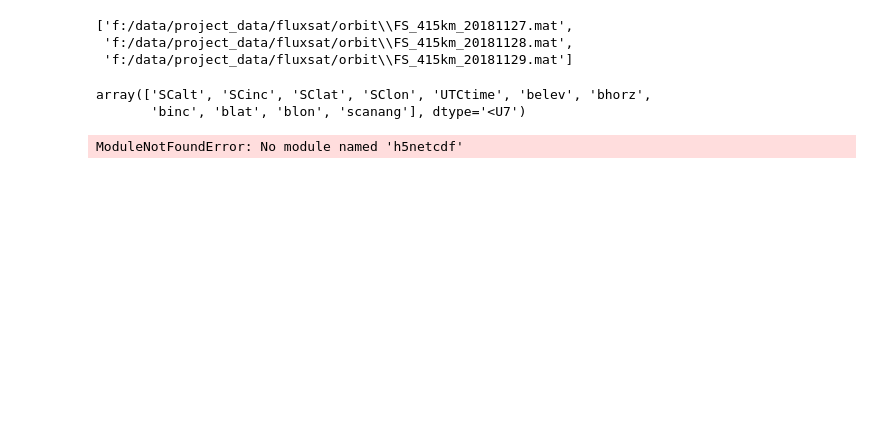
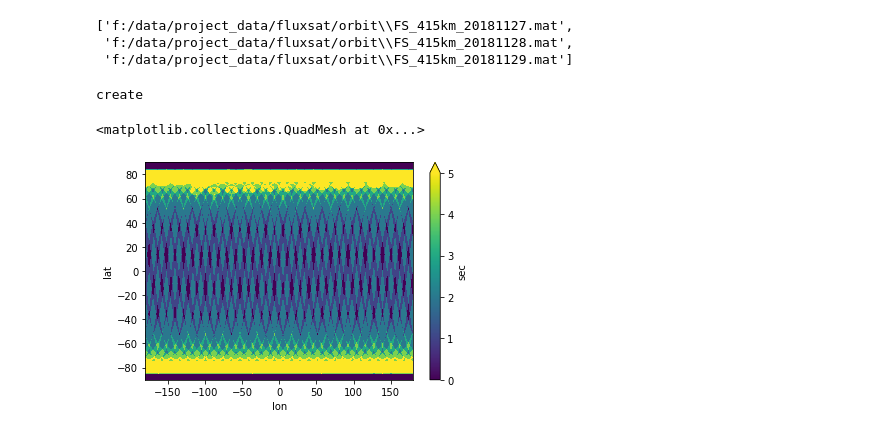
Before and after one commit to cgentemann/cloud_science, a Jupyter notebook: Cloud_testing/revisit_time_shannon.ipynb, the cells around one changed output. Drawn from its saved outputs; the diff is of its cells as text; code cells hidden in the pictures; blank space fills up the shorter version.

```diff
--- a/Cloud_testing/revisit_time_shannon.ipynb
+++ b/Cloud_testing/revisit_time_shannon.ipynb
@@ -38,10 +39,0 @@ for k, v in f.items():
-# %%
-arrays['rad']
-# %% [output]
-array(['SCalt', 'SCinc', 'SClat', 'SClon', 'UTCtime', 'belev', 'bhorz',
-       'binc', 'blat', 'blon', 'scanang'], dtype='<U7')
-# %%
-tem = xr.open_dataset(filenames[0],engine='h5netcdf')
-tem
-# %% [output]
-ModuleNotFoundError: No module named 'h5netcdf'
@@ -53,0 +61,43 @@ ds_err = xr.Dataset({'err_year': (['lat', 'lon'],  tem['combinedSD'].transpose()
+# %%
+#create 1 day of data dataarray in xarray
+for iday in range(3):
+    i2=0
+    for ic in range(16):
+        i1=i2
+        if ic==0:
+            i2=i1+2786780
+            if iday==1:
+                i2=i1+np.int(2786780/2)
+        else:
+            i2=i1+2786780
+        if i2>ds.blon.size:
+            i2=ds.blon.size
+        x = ds.blon[i1:i2,iday].data
+        y = ds.blat[i1:i2,iday].data
+        z = ds.blat[i1:i2,iday].data*0+1
+        lons,lats,data = x,y,z
+        lons,lats = check_and_wrap(lons, lats)
+        swath_def = SwathDefinition(lons, lats)
+        grid_def_lons, grid_def_lats = np.arange(-180,180,0.1), np.arange(-90,90,0.1)
+        grid_mesh_lons,grid_mesh_lats = np.meshgrid(grid_def_lons,grid_def_lats)
+        grid_def = GridDefinition(lons=grid_mesh_lons,lats=grid_mesh_lats)
+        result1 = resample_nearest(swath_def, data, grid_def, radius_of_influence=20000, fill_value=None)
+        rr=np.expand_dims(result1,axis=2)
+        iorbit_num = ic+iday*16
+        da = xr.DataArray(rr,name='sec',
+                          coords={'lat':grid_def_lats,'lon':grid_def_lons,'orbit':[iorbit_num]},
+                          dims=('lat','lon','orbit'))
+        if (iday==0) & (ic==0):
+            da2=da
+            print('create')
+        else:
+            da2=xr.concat([da2,da],dim='orbit')
+# %% [output]
+create
+# %%
+da2a = da2.fillna(0)
+dy = da2a[:,:,0:32].sum(dim=['orbit'])
+dy.plot(vmin=0,vmax=5)
+# %% [output]
+<matplotlib.collections.QuadMesh at 0x...>
+[figure, added]
```
Also changed, not shown: parts of 12 cells of this notebook.
